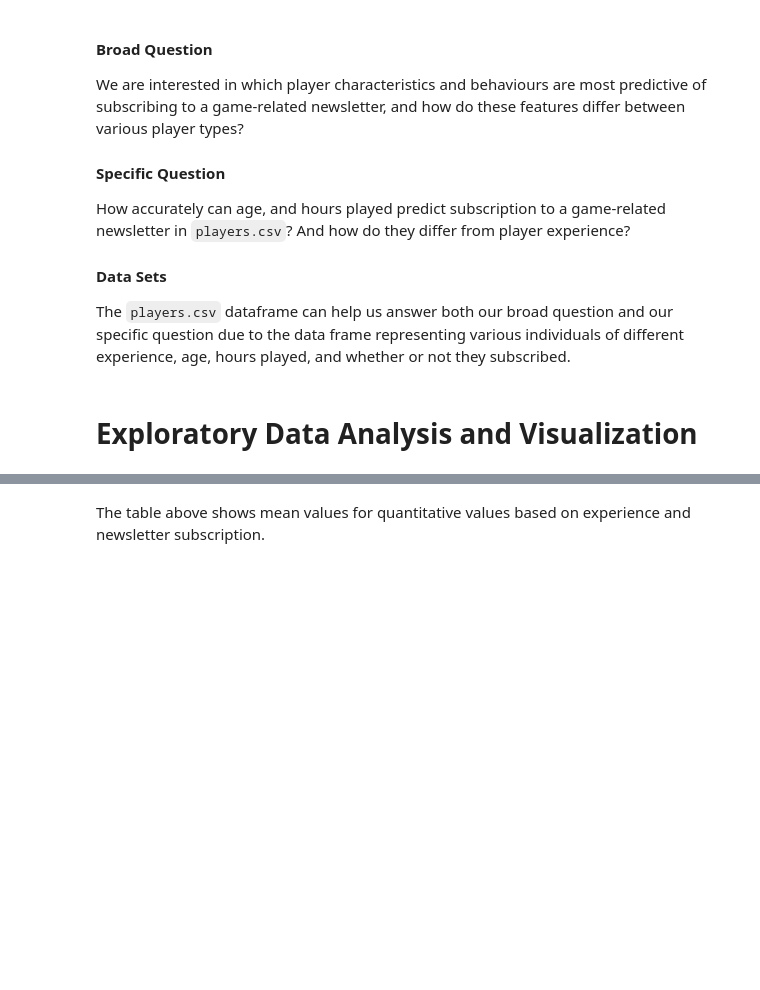
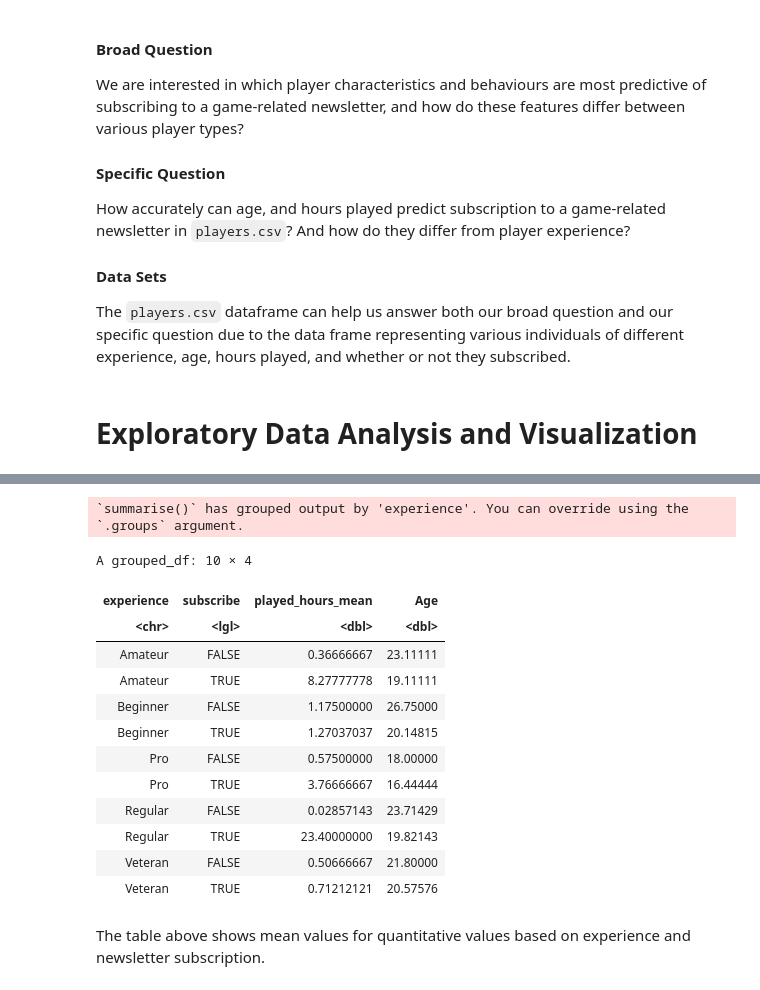
Before and after one commit to ckwok07/DSCI100-Project-Planning-Stage-, a Jupyter notebook: Project Planning Stage.ipynb, the cells around one changed output, grey strips where cells are left out. Cells and saved outputs as stored; diff of their text form; code cells hidden in the pictures; blank space fills up the shorter version.

Commit message:
missing table, fixed grammar

```diff
--- a/Project Planning Stage.ipynb
+++ b/Project Planning Stage.ipynb
@@ -119,3 +96,25 @@ players_age_summary <- players |> # summary of age
+# %%
+players_mean_values <- players |>
+    group_by(experience, subscribe) |>
+    summarize(played_hours_mean = mean(played_hours),
+             Age = mean(Age))
+players_mean_values
+# %% [output]
+`summarise()` has grouped output by 'experience'. You can override using the
+`.groups` argument.
+A grouped_df: 10 × 4
+| experience | subscribe | played_hours_mean | Age |
+| <chr> | <lgl> | <dbl> | <dbl> |
+| Amateur | FALSE | 0.36666667 | 23.11111 |
+| Amateur | TRUE | 8.27777778 | 19.11111 |
+| Beginner | FALSE | 1.17500000 | 26.75000 |
+| Beginner | TRUE | 1.27037037 | 20.14815 |
+| Pro | FALSE | 0.57500000 | 18.00000 |
+| Pro | TRUE | 3.76666667 | 16.44444 |
+| Regular | FALSE | 0.02857143 | 23.71429 |
+| Regular | TRUE | 23.40000000 | 19.82143 |
+| Veteran | FALSE | 0.50666667 | 21.80000 |
+| Veteran | TRUE | 0.71212121 | 20.57576 |
 # %% [markdown]
 The table above shows mean values for quantitative values based on experience and newsletter subscription.
 # %%
```
Also changed, not shown: parts of 3 cells of this notebook.
